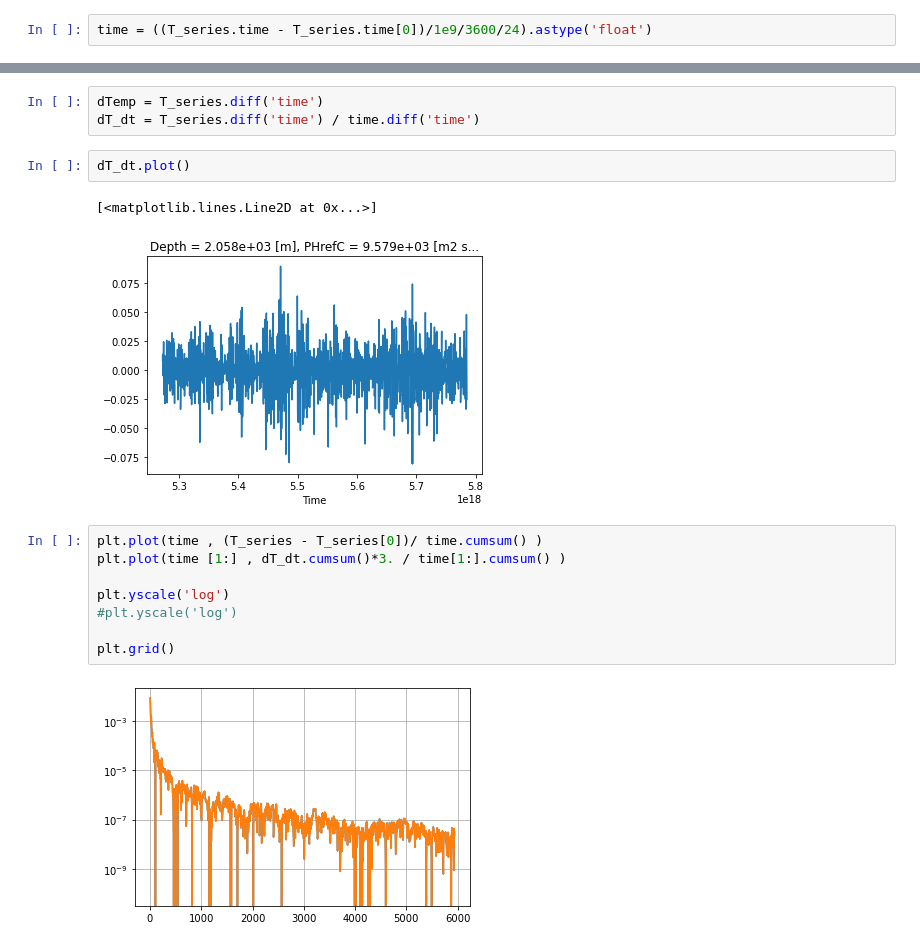
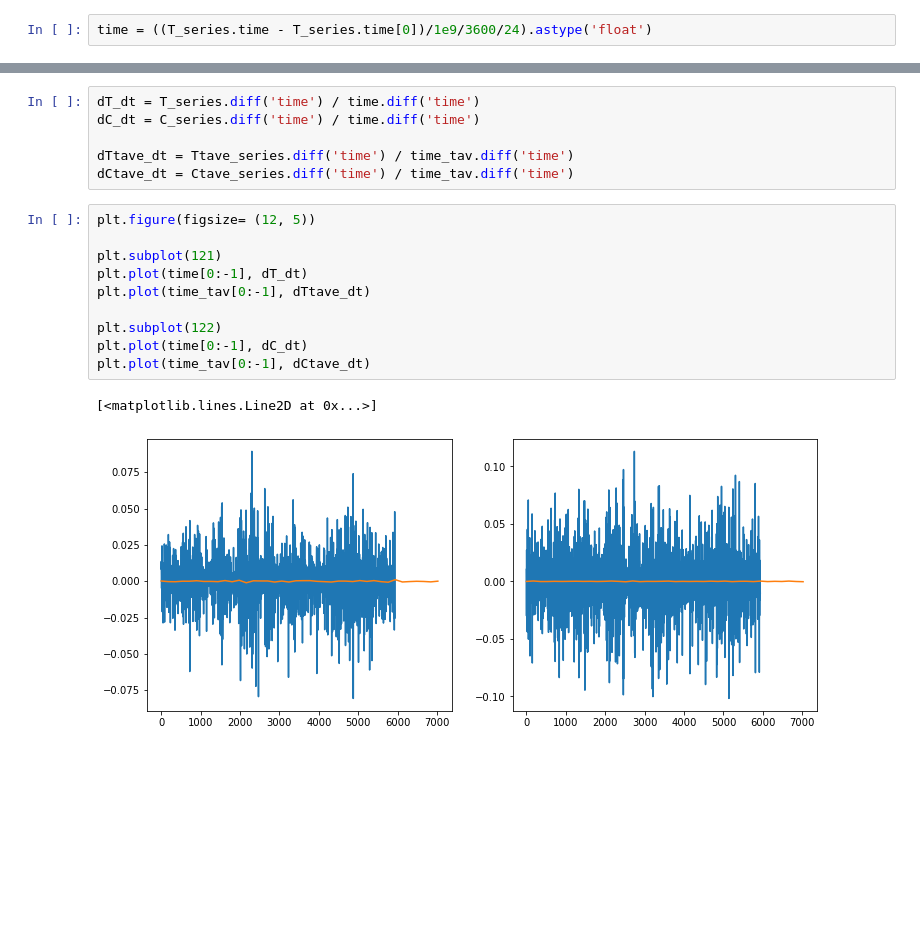
Before and after one commit to ocean-transport/3D_tracer_inversion, a Jupyter notebook: final_analysis/ZA_time_average_properties.ipynb, the cells around one changed output, grey strips where cells are left out. Saved outputs shown, nothing was run; the diff lists cells and outputs as text; blank space fills up the shorter version.

```diff
--- a/final_analysis/ZA_time_average_properties.ipynb
+++ b/final_analysis/ZA_time_average_properties.ipynb
@@ -131,18 +195,19 @@ plt.hlines(T_series.mean(), time[0], time[-1] , color='r')
-# %%
-dTemp = T_series.diff('time')
-dT_dt = T_series.diff('time') / time.diff('time')
-# %%
-dT_dt.plot()
-# %% [output]
-[<matplotlib.lines.Line2D at 0x...>]
-[figure, removed]
-# %%
-plt.plot(time , (T_series - T_series[0])/ time.cumsum() )
-plt.plot(time [1:] , dT_dt.cumsum()*3. / time[1:].cumsum() )
-
-plt.yscale('log')
-#plt.yscale('log')
-
-plt.grid()
-# %% [output]
-[figure, removed]
+# %%
+dT_dt = T_series.diff('time') / time.diff('time')
+dC_dt = C_series.diff('time') / time.diff('time')
+
+dTtave_dt = Ttave_series.diff('time') / time_tav.diff('time')
+dCtave_dt = Ctave_series.diff('time') / time_tav.diff('time')
+# %%
+plt.figure(figsize= (12, 5))
+
+plt.subplot(121)
+plt.plot(time[0:-1], dT_dt)
+plt.plot(time_tav[0:-1], dTtave_dt)
+
+plt.subplot(122)
+plt.plot(time[0:-1], dC_dt)
+plt.plot(time_tav[0:-1], dCtave_dt)
+# %% [output]
+[<matplotlib.lines.Line2D at 0x...>]
+[figure, added]
```
Also changed, not shown: parts of 36 cells of this notebook.
